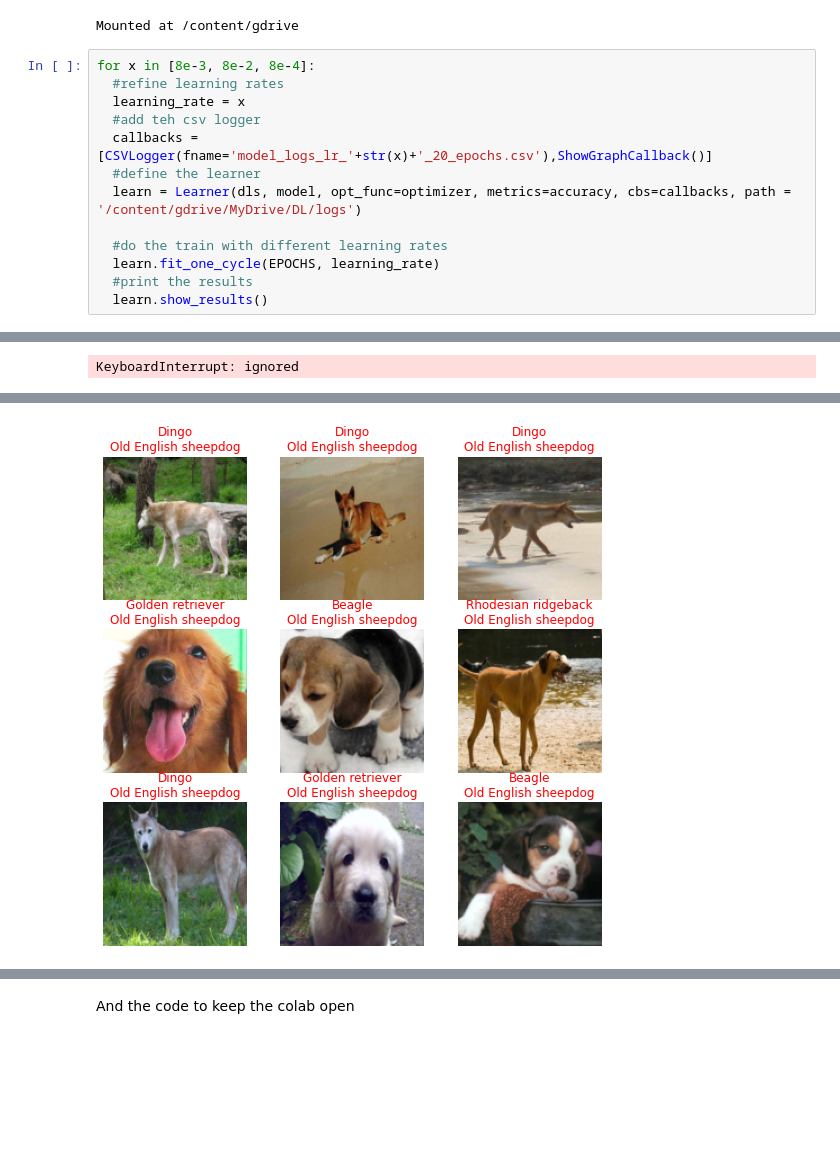
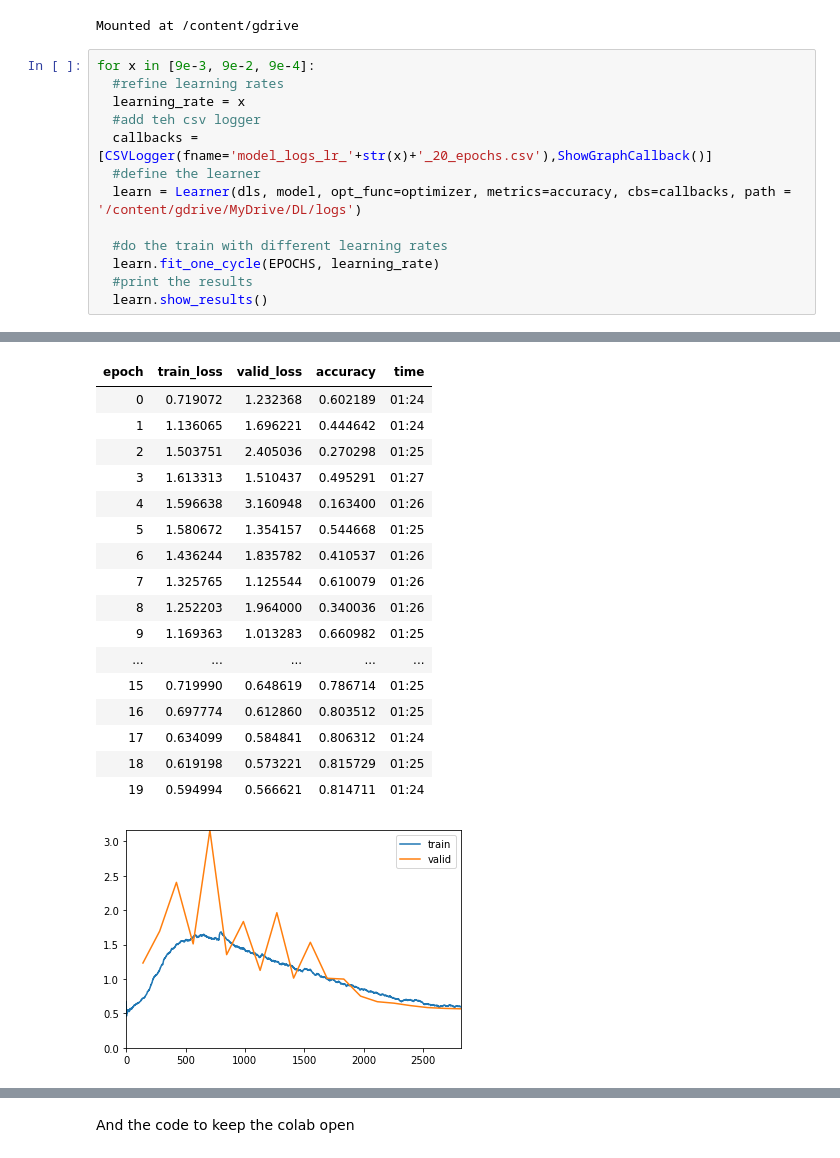
Before and after one commit to CeadeS/DL2020, a Jupyter notebook: learning_rate/learning_rate_model_latest.ipynb, the cells around one changed output, grey strips where cells are left out. Saved outputs shown, nothing was run; the diff lists cells and outputs as text; blank space fills up the shorter version.

```diff
--- a/learning_rate/learning_rate_model_latest.ipynb
+++ b/learning_rate/learning_rate_model_latest.ipynb
@@ -177,7 +177,7 @@ drive.mount('/content/gdrive')
 # %% [output]
 Mounted at /content/gdrive
 # %%
-for x in [8e-3, 8e-2, 8e-4]:
+for x in [9e-3, 9e-2, 9e-4]:
   #refine learning rates
   learning_rate = x
   #add teh csv logger
@@ -197 +210,0 @@ for x in [8e-3, 8e-2, 8e-4]:
-KeyboardInterrupt: ignored
@@ -198 +212,18 @@ KeyboardInterrupt: ignored
+| epoch | train_loss | valid_loss | accuracy | time |
+| 0 | 0.719072 | 1.232368 | 0.602189 | 01:24 |
+| 1 | 1.136065 | 1.696221 | 0.444642 | 01:24 |
+| 2 | 1.503751 | 2.405036 | 0.270298 | 01:25 |
+| 3 | 1.613313 | 1.510437 | 0.495291 | 01:27 |
+| 4 | 1.596638 | 3.160948 | 0.163400 | 01:26 |
+| 5 | 1.580672 | 1.354157 | 0.544668 | 01:25 |
+| 6 | 1.436244 | 1.835782 | 0.410537 | 01:26 |
+| 7 | 1.325765 | 1.125544 | 0.610079 | 01:26 |
+| 8 | 1.252203 | 1.964000 | 0.340036 | 01:26 |
+| 9 | 1.169363 | 1.013283 | 0.660982 | 01:25 |
+| ... | ... | ... | ... | ... |
+| 15 | 0.719990 | 0.648619 | 0.786714 | 01:25 |
+| 16 | 0.697774 | 0.612860 | 0.803512 | 01:25 |
+| 17 | 0.634099 | 0.584841 | 0.806312 | 01:24 |
+| 18 | 0.619198 | 0.573221 | 0.815729 | 01:25 |
+| 19 | 0.594994 | 0.566621 | 0.814711 | 01:24 |
-[figure, old version]
+[figure, new version]
```
Also changed, not shown: parts of 5 cells of this notebook, 9 other files.
